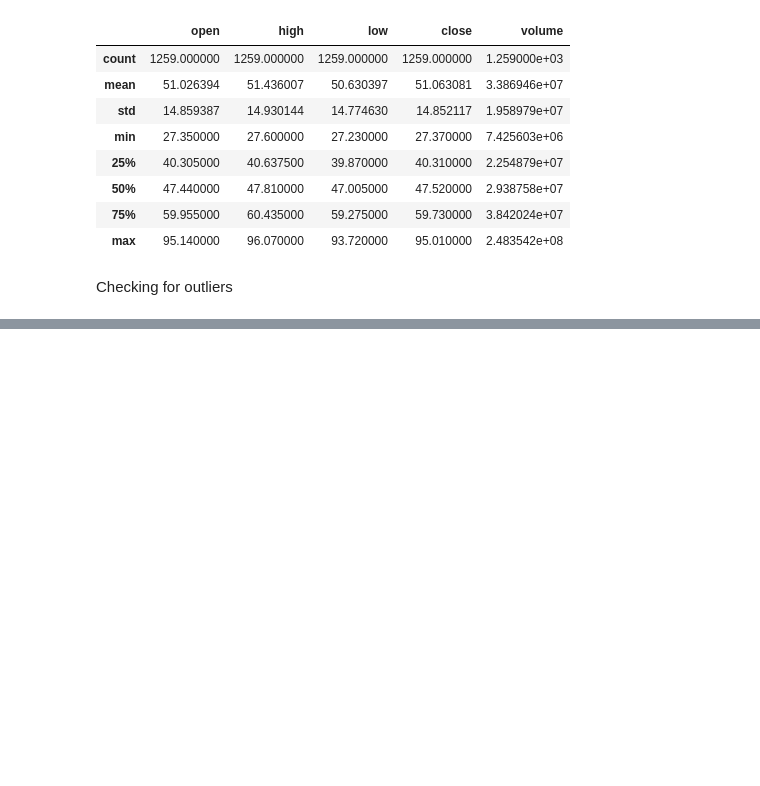
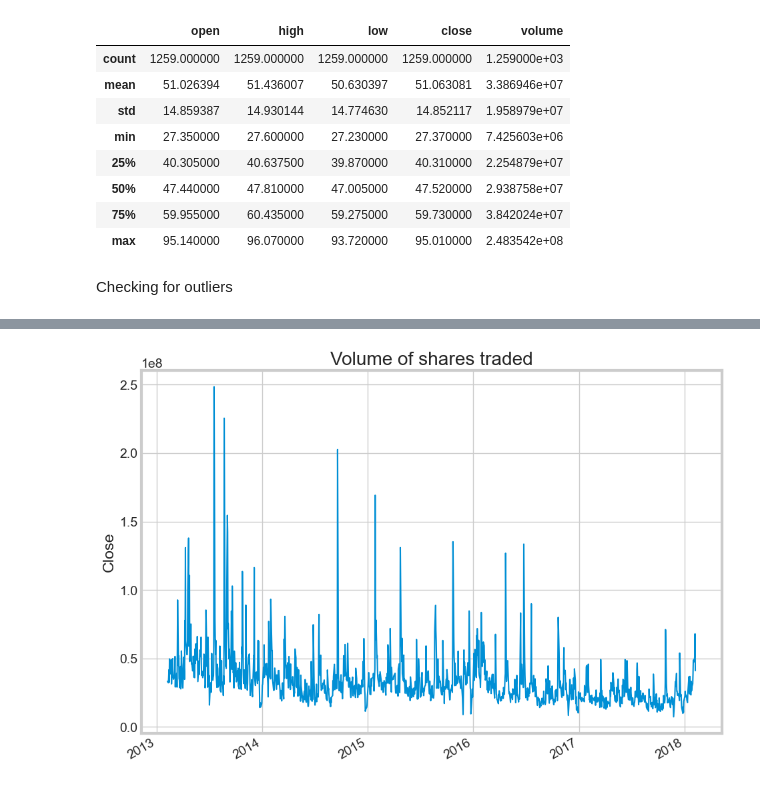
Before and after one commit to ptorija/Time-series-visualization, a Jupyter notebook: main.ipynb, the cells around one changed output, grey strips where cells are left out. Drawn from its saved outputs; the diff is of its cells as text; code cells hidden in the pictures; blank space fills up the shorter version.

```diff
--- a/main.ipynb
+++ b/main.ipynb
@@ -86,0 +130,11 @@ KeyError: "None of [Index(['Open', 'High', 'Low', 'Close', 'Volume'], dtype='obj
+# %%
+ax = df['volume'].plot(figsize=(10, 8), zorder=1)
+
+ax.lines[0].set_linewidth(1.5)
+
+plt.title('Volume of shares traded')
+plt.ylabel('Close')
+plt.xlabel(None)
+plt.show()
+# %% [output]
+[figure, added]
```
Also changed, not shown: parts of 8 cells of this notebook.
